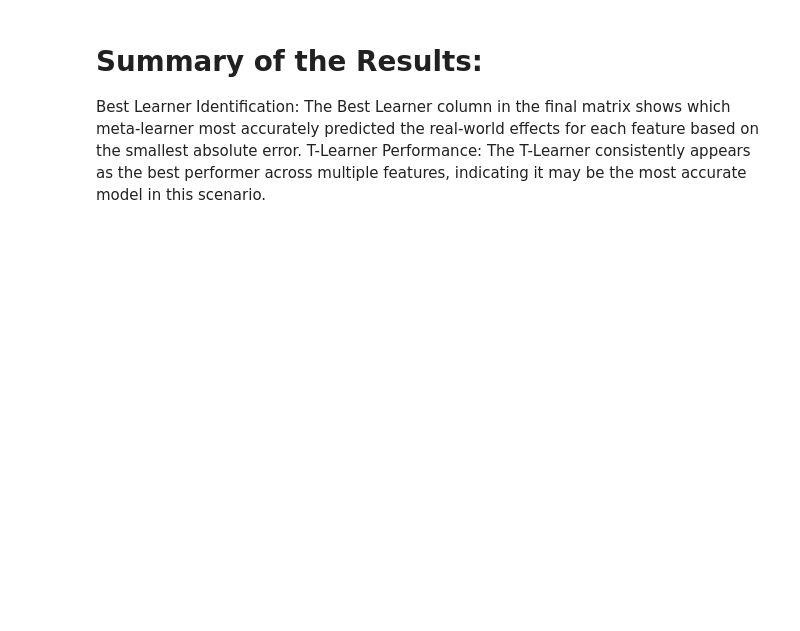
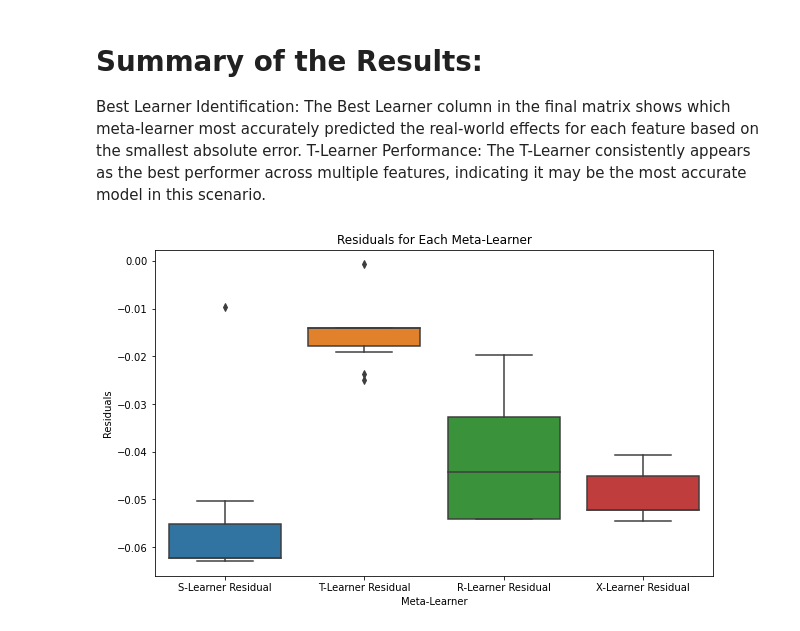
Before and after one commit to lily01awasthi/CATE_Estimation_using_Meta_Learners, a Jupyter notebook: notebooks/Compare CATE with real_predictions for groups.ipynb, the cells around one changed output. Cells and saved outputs as stored; diff of their text form; code cells hidden in the pictures; blank space fills up the shorter version.

```diff
--- a/notebooks/Compare CATE with real_predictions for groups.ipynb
+++ b/notebooks/Compare CATE with real_predictions for groups.ipynb
@@ -267,3 +293,19 @@ TotalStudentPopulation              0.052283  T-Learner Error
 # Summary of the Results:
 Best Learner Identification: The Best Learner column in the final matrix shows which meta-learner most accurately predicted the real-world effects for each feature based on the smallest absolute error.
 T-Learner Performance: The T-Learner consistently appears as the best performer across multiple features, indicating it may be the most accurate model in this scenario.
+# %%
+# Calculate residuals for each meta-learner
+comparison_matrix_with_real['S-Learner Residual'] = comparison_matrix_with_real['S-Learner'] - comparison_matrix_with_real['Real-World Effect']
+comparison_matrix_with_real['T-Learner Residual'] = comparison_matrix_with_real['T-Learner'] - comparison_matrix_with_real['Real-World Effect']
+comparison_matrix_with_real['R-Learner Residual'] = comparison_matrix_with_real['R-Learner'] - comparison_matrix_with_real['Real-World Effect']
+comparison_matrix_with_real['X-Learner Residual'] = comparison_matrix_with_real['X-Learner'] - comparison_matrix_with_real['Real-World Effect']
+
+# Plot residuals to check for patterns
+plt.figure(figsize=(10, 6))
+sns.boxplot(data=comparison_matrix_with_real[['S-Learner Residual', 'T-Learner Residual', 'R-Learner Residual', 'X-Learner Residual']])
+plt.title('Residuals for Each Meta-Learner')
+plt.ylabel('Residuals')
+plt.xlabel('Meta-Learner')
+plt.show()
+# %% [output]
+[figure, added]
```
Also changed, not shown: parts of 6 cells of this notebook, 1 other file.
